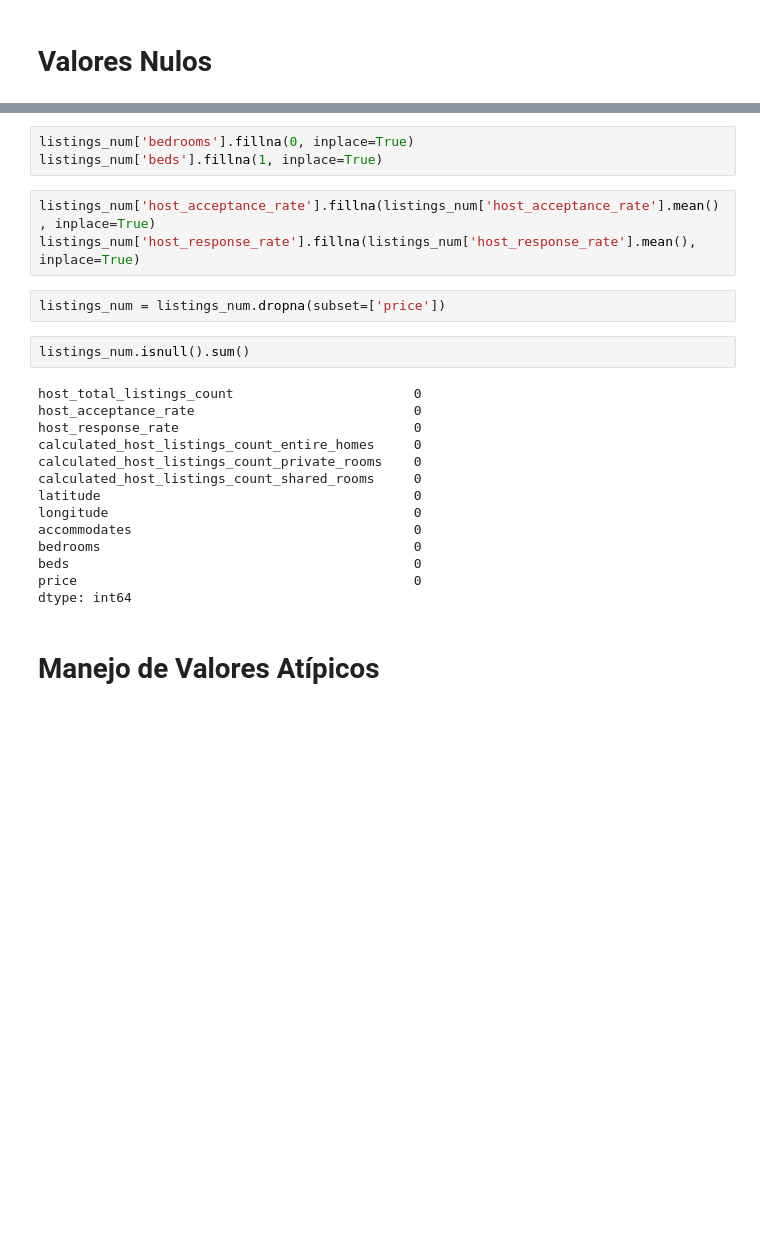
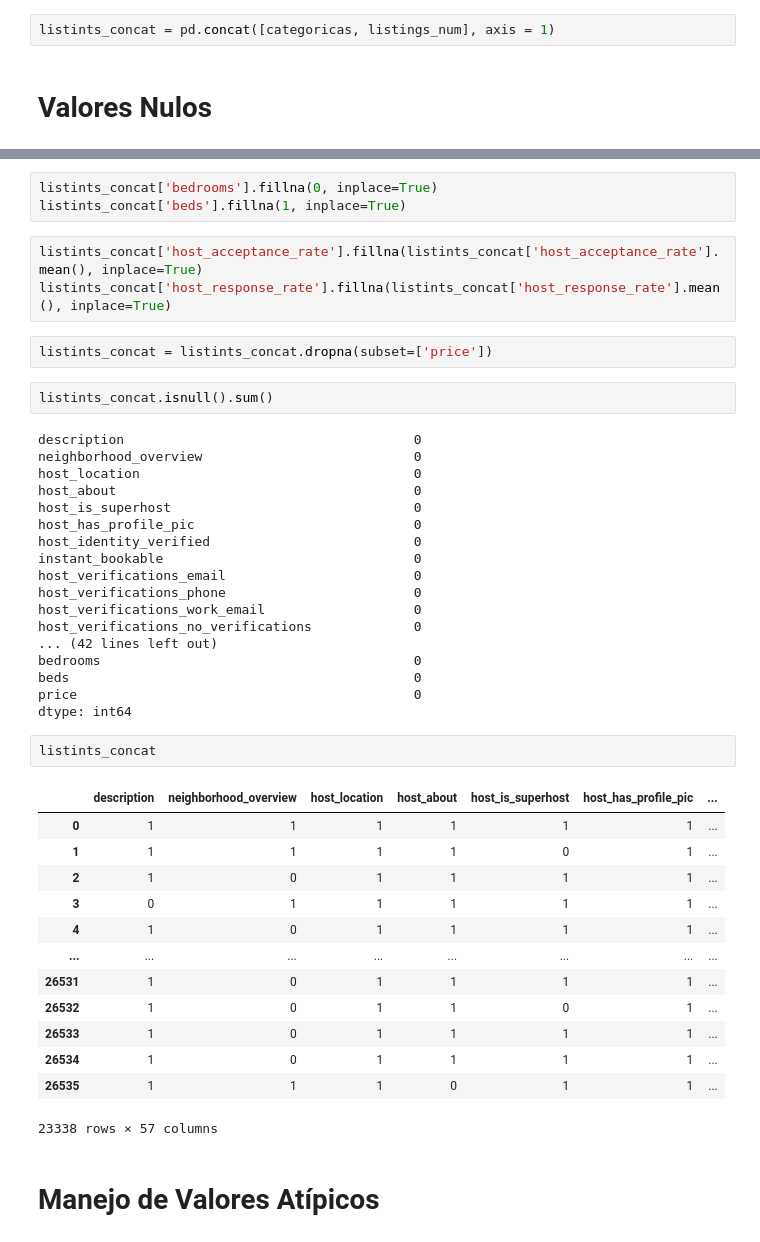
Before and after one commit to leonfgz48/Mineria_de_Datos_Proyecto, a Jupyter notebook: variables_numericas_airbnb.ipynb, the cells around one changed output, grey strips where cells are left out. Saved outputs shown, nothing was run; the diff lists cells and outputs as text; blank space fills up the shorter version.

```diff
--- a/variables_numericas_airbnb.ipynb
+++ b/variables_numericas_airbnb.ipynb
@@ -119,3 +107,5 @@ listings_num
+# %%
+listints_concat = pd.concat([categoricas, listings_num], axis = 1)
 # %% [markdown]
 # Valores Nulos
 # %%
@@ -135,29 +129,49 @@ beds                                            3164
 price                                           3198
 dtype: int64
 # %%
-listings_num['bedrooms'].fillna(0, inplace=True)
-listings_num['beds'].fillna(1, inplace=True)
+listints_concat['bedrooms'].fillna(0, inplace=True)
+listints_concat['beds'].fillna(1, inplace=True)
 # %%
-listings_num['host_acceptance_rate'].fillna(listings_num['host_acceptance_rate'].mean(), inplace=True)
-listings_num['host_response_rate'].fillna(listings_num['host_response_rate'].mean(), inplace=True)
+listints_concat['host_acceptance_rate'].fillna(listints_concat['host_acceptance_rate'].mean(), inplace=True)
+listints_concat['host_response_rate'].fillna(listints_concat['host_response_rate'].mean(), inplace=True)
 # %%
-listings_num = listings_num.dropna(subset=['price'])
+listints_concat = listints_concat.dropna(subset=['price'])
 # %%
-listings_num.isnull().sum()
+listints_concat.isnull().sum()
 # %% [output]
-host_total_listings_count                       0
-host_acceptance_rate                            0
-host_response_rate                              0
-calculated_host_listings_count_entire_homes     0
-calculated_host_listings_count_private_rooms    0
-calculated_host_listings_count_shared_rooms     0
-latitude                                        0
-longitude                                       0
-accommodates                                    0
+description                                     0
+neighborhood_overview                           0
+host_location                                   0
+host_about                                      0
+host_is_superhost                               0
+host_has_profile_pic                            0
+host_identity_verified                          0
+instant_bookable                                0
+host_verifications_email                        0
+host_verifications_phone                        0
+host_verifications_work_email                   0
+host_verifications_no_verifications             0
+... (42 lines left out)
 bedrooms                                        0
 beds                                            0
 price                                           0
 dtype: int64
+# %%
+listints_concat
+# %% [output]
+|  | description | neighborhood_overview | host_location | host_about | host_is_superhost | host_has_profile_pic | ... |
+| 0 | 1 | 1 | 1 | 1 | 1 | 1 | ... |
+| 1 | 1 | 1 | 1 | 1 | 0 | 1 | ... |
+| 2 | 1 | 0 | 1 | 1 | 1 | 1 | ... |
+| 3 | 0 | 1 | 1 | 1 | 1 | 1 | ... |
+| 4 | 1 | 0 | 1 | 1 | 1 | 1 | ... |
+| ... | ... | ... | ... | ... | ... | ... | ... |
+| 26531 | 1 | 0 | 1 | 1 | 1 | 1 | ... |
+| 26532 | 1 | 0 | 1 | 1 | 0 | 1 | ... |
+| 26533 | 1 | 0 | 1 | 1 | 1 | 1 | ... |
+| 26534 | 1 | 0 | 1 | 1 | 1 | 1 | ... |
+| 26535 | 1 | 1 | 1 | 0 | 1 | 1 | ... |
+23338 rows × 57 columns
 # %% [markdown]
 # Manejo de Valores Atípicos
 # %%
```
Also changed, not shown: parts of 18 cells of this notebook.
